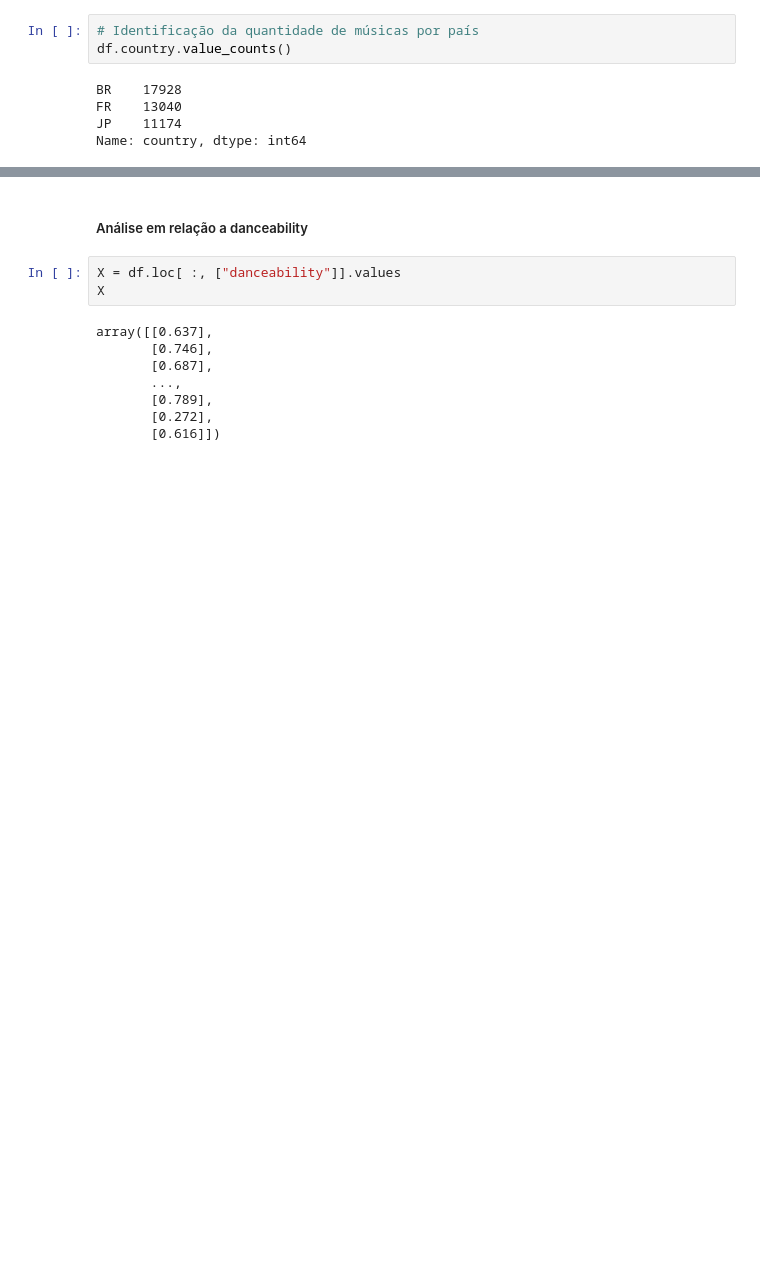
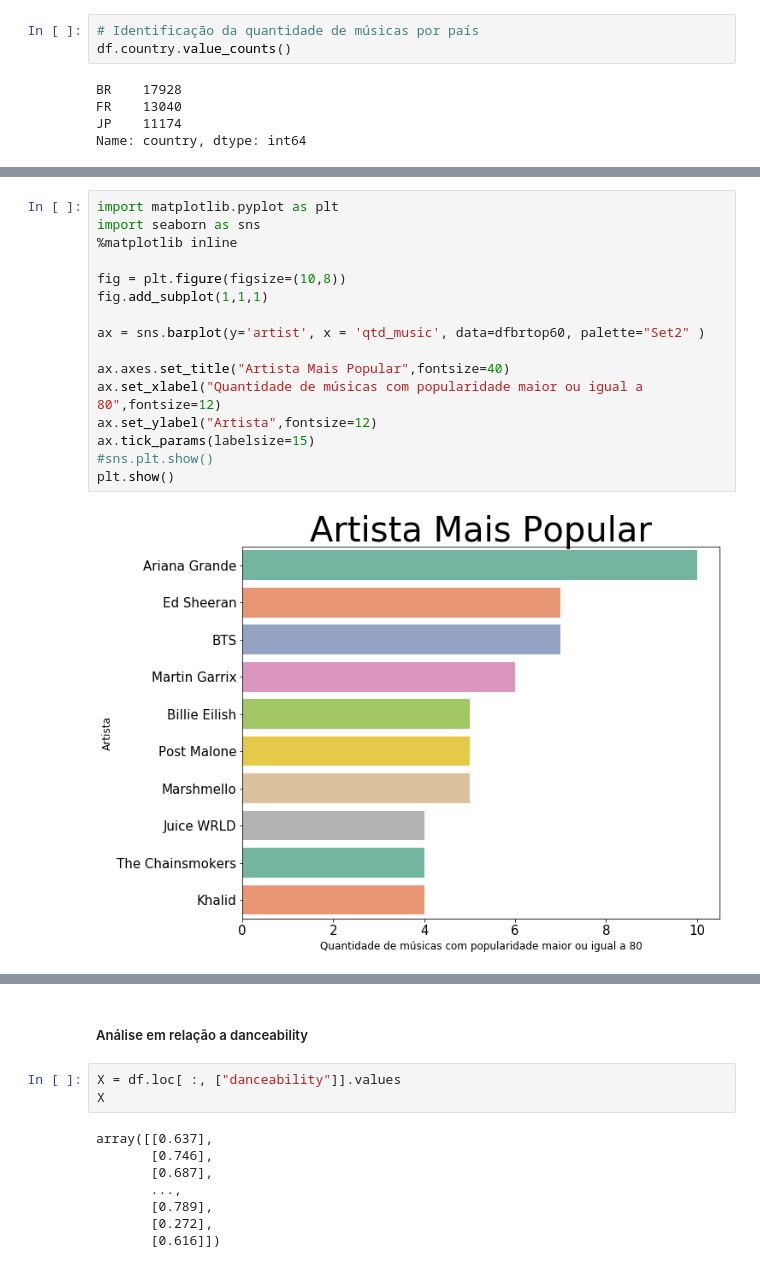
Before and after one commit to adrianofelisberto/analise_spotify_tcc, a Jupyter notebook: analise.ipynb, the cells around one changed output, grey strips where cells are left out. Saved outputs shown, nothing was run; the diff lists cells and outputs as text; blank space fills up the shorter version.

```diff
--- a/analise.ipynb
+++ b/analise.ipynb
@@ -64,0 +205,18 @@ Name: country, dtype: int64
+# %%
+import matplotlib.pyplot as plt
+import seaborn as sns
+%matplotlib inline
+
+fig = plt.figure(figsize=(10,8))
+fig.add_subplot(1,1,1)
+
+ax = sns.barplot(y='artist', x = 'qtd_music', data=dfbrtop60, palette="Set2" )
+
+ax.axes.set_title("Artista Mais Popular",fontsize=40)
+ax.set_xlabel("Quantidade de músicas com popularidade maior ou igual a 80",fontsize=12)
+ax.set_ylabel("Artista",fontsize=12)
+ax.tick_params(labelsize=15)
+#sns.plt.show()
+plt.show()
+# %% [output]
+[figure, added]
```
Also changed, not shown: parts of 33 cells of this notebook.
